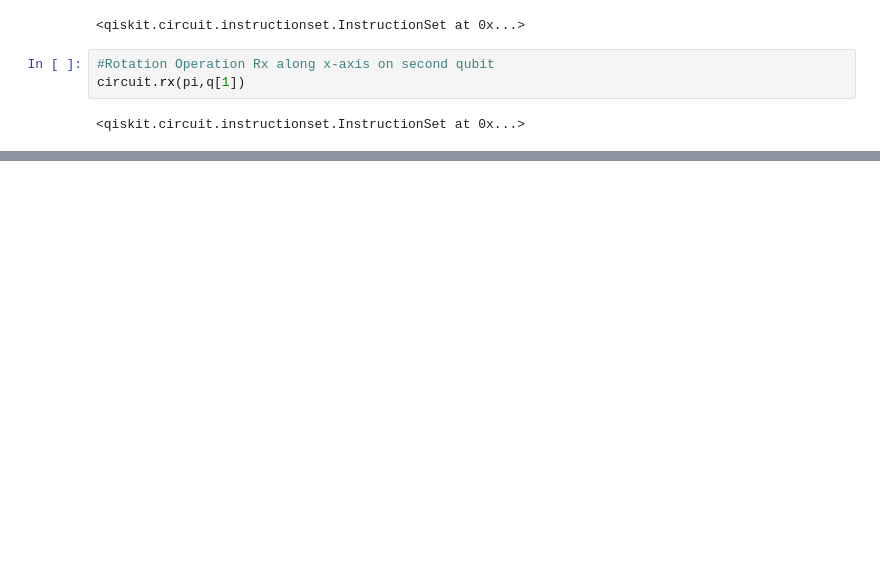
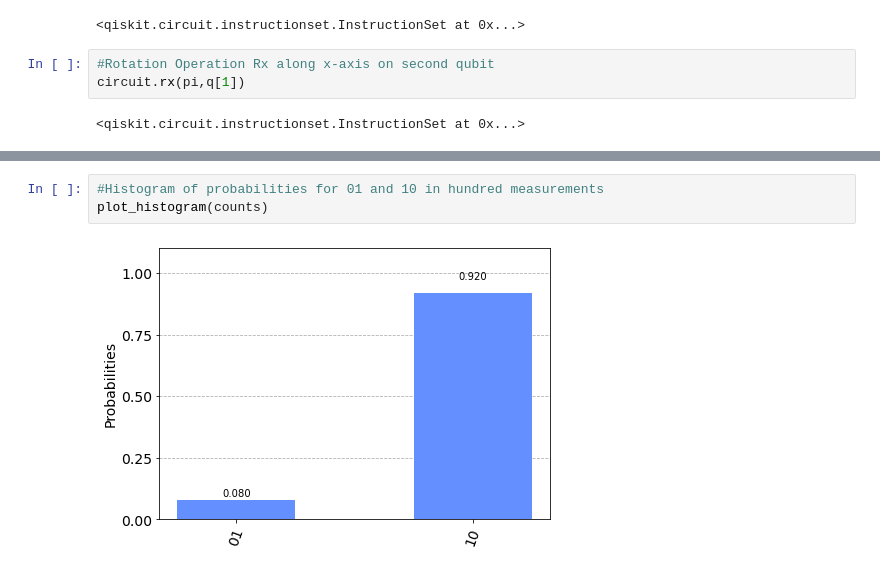
Before and after one commit to PRISHIta123/QOSF_Mentorship_Screening_Task2, a Jupyter notebook: QML_Screening.ipynb, the cells around one changed output, grey strips where cells are left out. Saved outputs shown, nothing was run; the diff lists cells and outputs as text; blank space fills up the shorter version.

```diff
--- a/QML_Screening.ipynb
+++ b/QML_Screening.ipynb
@@ -50,0 +104,5 @@ c5: 2/════════════════════════
+# %%
+#Histogram of probabilities for 01 and 10 in hundred measurements
+plot_histogram(counts)
+# %% [output]
+[figure, added]
```
Also changed, not shown: parts of 15 cells of this notebook.
